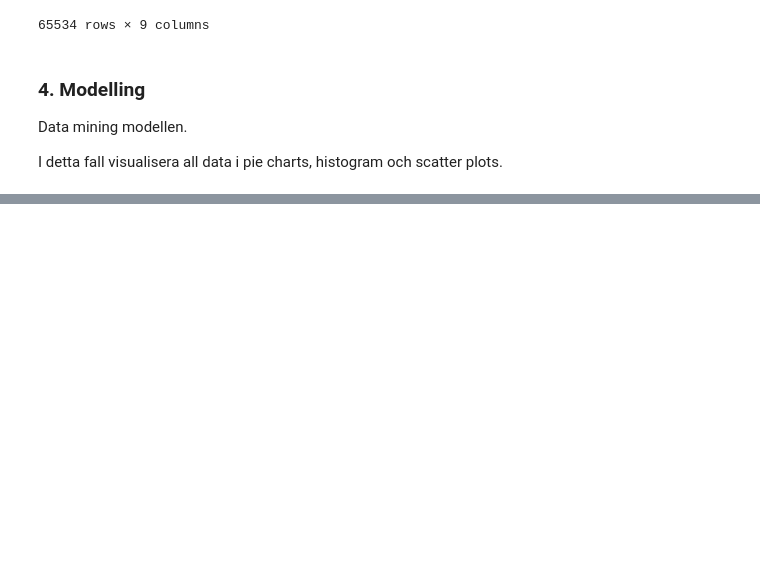
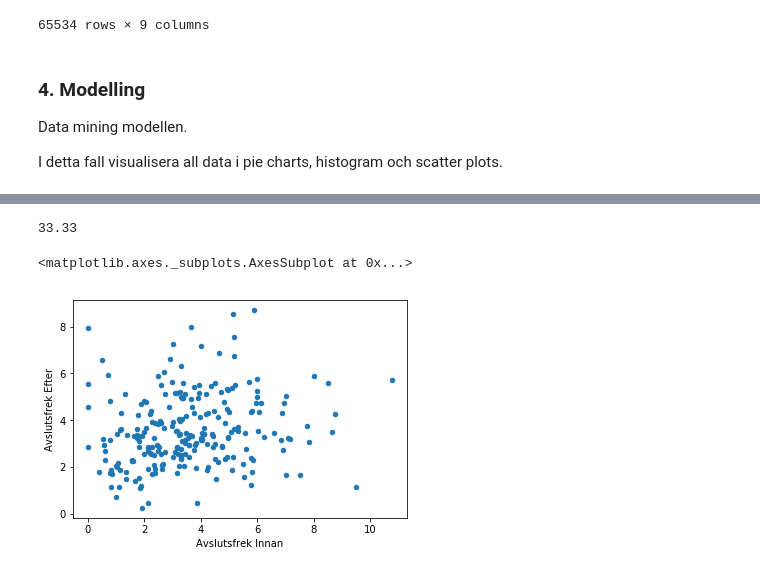
Before and after one commit to thejool/c-uppsats, a Jupyter notebook: Iteration1.ipynb, the cells around one changed output, grey strips where cells are left out. Drawn from its saved outputs; the diff is of its cells as text; code cells hidden in the pictures; blank space fills up the shorter version.

```diff
--- a/Iteration1.ipynb
+++ b/Iteration1.ipynb
@@ -133,0 +280,39 @@ Name: Postadress_ort, Length: 96, dtype: int64
+# %%
+dag = pd.read_excel('data/dataBokningPerDagOchTimme.xlsx')
+dag = dag.dropna()
+dag = dag.drop(dag.loc[dag['Kontaktförs'] < 100].index)
+dag = dag.drop(dag.loc[dag['Bokning'] < 0].index)
+dag = dag.drop(dag.loc[dag['Timme'].str.contains('18-')].index)
+dag = dag.drop(dag.loc[dag['Timme'].str.contains('00:00 - 07:59')].index)
+dag = dag.drop(dag.loc[dag['Timme'].str.contains('12:00 - 12:59')].index)
+dag = dag.drop(dag.loc[dag['Timme'].str.contains('17:00 - 20:59')].index)
+dag = dag.drop(dag.loc[dag['Timme'].str.contains('21:00 - 23:59')].index)
+
+dag["Timme"] = dag["Timme"].map(lambda x: 1 if (x.find('08:00 - 11:59') > -1) else 2)
+dag = dag.reset_index()
+dag
+#dag.loc[dag['Avslutsfrek'] == 100]
+
+#dag['Avslutsfrek'].max()
+# %% [output]
+33.33
+# %%
+
+data = []
+
+for index, row in dag.iterrows():
+
+    if (index < dag['Timme'].count() - 1) and row['Timme'] == 1:
+        if row['Avslutsfrek'] < 20 and dag.at[index + 1, 'Avslutsfrek'] < 20:
+            data.append([dag.at[index, 'Avslutsfrek'], dag.at[index + 1, 'Avslutsfrek']])
+
+
+dag2 = pd.DataFrame(data, columns = ['Avslutsfrek Innan', 'Avslutsfrek Efter'])
+dag2
+
+
+dag2.corr(method='pearson')
+dag2.plot.scatter(x='Avslutsfrek Innan', y='Avslutsfrek Efter')
+# %% [output]
+<matplotlib.axes._subplots.AxesSubplot at 0x...>
+[figure, added]
```
Also changed, not shown: parts of 8 cells of this notebook, 3 other files.
